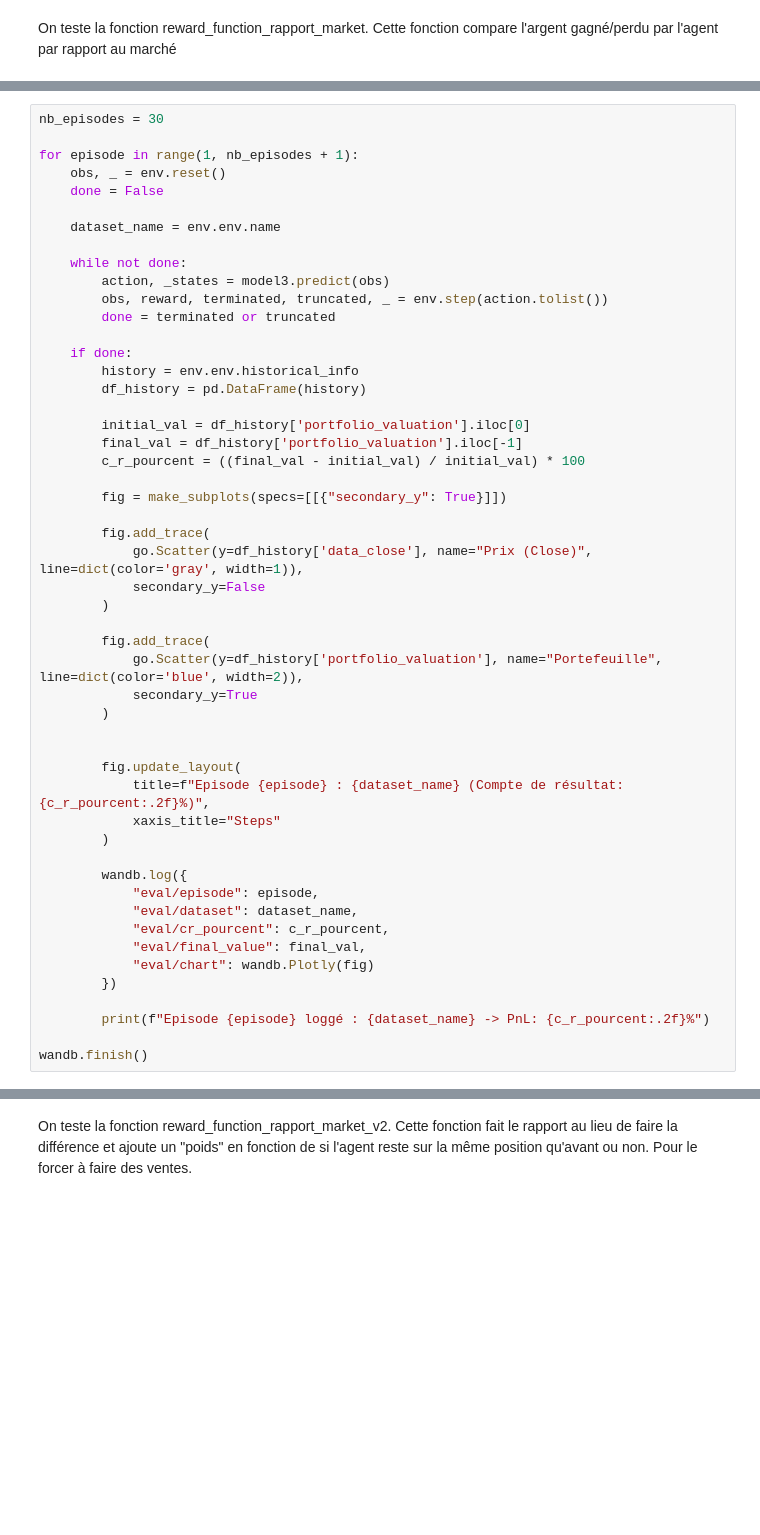
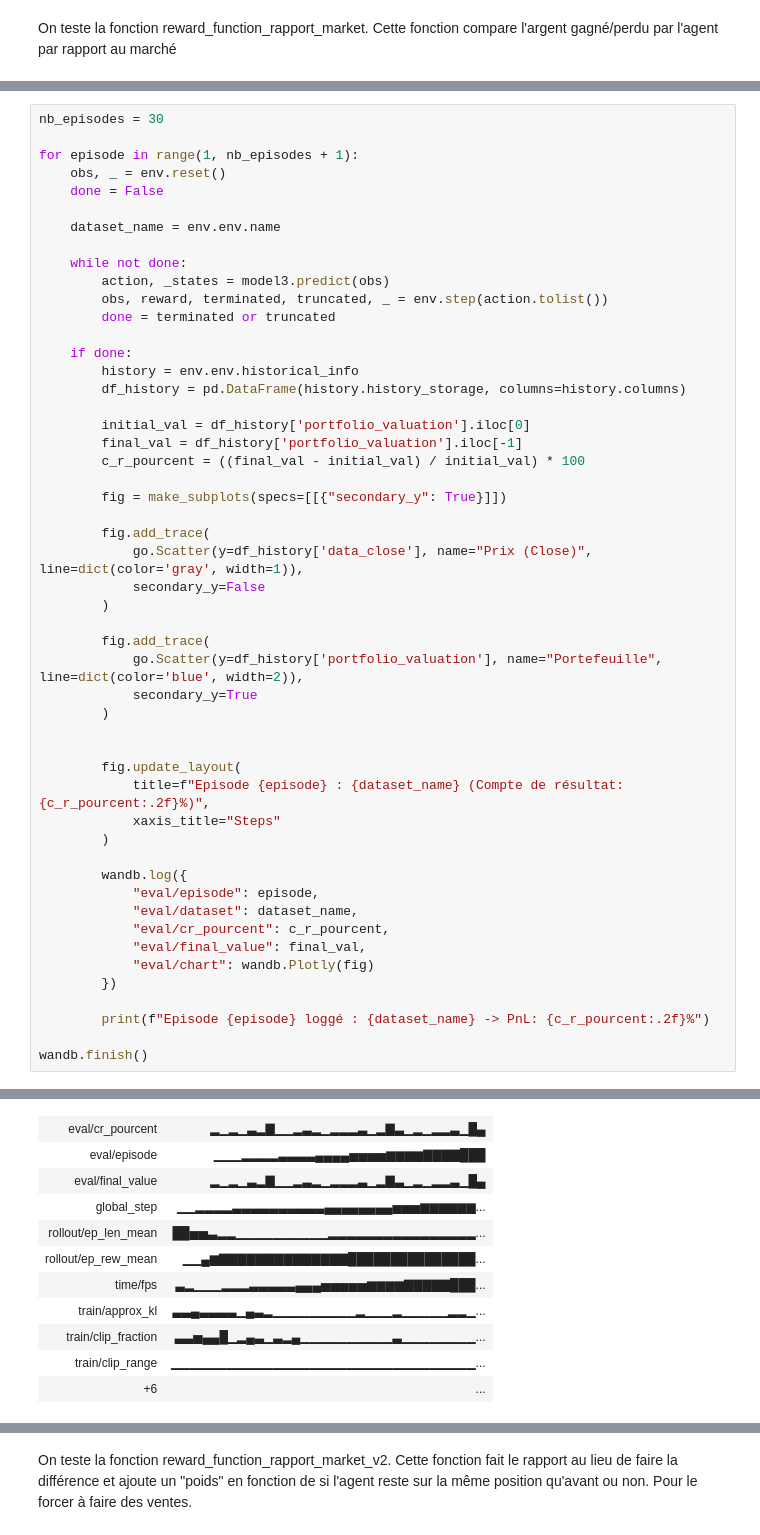
Before and after one commit to Labriz9/reinforcement-learning-project, a Jupyter notebook: PPO.ipynb, the cells around one changed output, grey strips where cells are left out. Cells and saved outputs as stored; diff of their text form; blank space fills up the shorter version.

```diff
--- a/PPO.ipynb
+++ b/PPO.ipynb
@@ -333,7 +652,7 @@ for episode in range(1, nb_episodes + 1):
 
     if done:
         history = env.env.historical_info
-        df_history = pd.DataFrame(history)
+        df_history = pd.DataFrame(history.history_storage, columns=history.columns)
 
         initial_val = df_history['portfolio_valuation'].iloc[0]
         final_val = df_history['portfolio_valuation'].iloc[-1]
@@ -368,3 +687,4 @@ for episode in range(1, nb_episodes + 1):
         print(f"Episode {episode} loggé : {dataset_name} -> PnL: {c_r_pourcent:.2f}%")
 
 wandb.finish()
+# %% [output]
@@ -370,0 +710,11 @@ wandb.finish()
+| eval/cr_pourcent | ▂▁▂▁▃▂▇▁▁▂▃▂▁▂▂▂▃▁▂▇▃▁▂▁▂▂▃▁█▄ |
+| eval/episode | ▁▁▁▂▂▂▂▃▃▃▃▄▄▄▄▅▅▅▅▆▆▆▆▇▇▇▇███ |
+| eval/final_value | ▂▁▂▁▃▂▇▁▁▂▃▂▁▂▂▂▃▁▂▇▃▁▂▁▂▂▃▁█▄ |
+| global_step | ▁▁▂▂▂▂▃▃▃▃▃▃▃▃▃▃▄▄▄▄▄▄▄▄▅▅▅▆▆▆▆▆▆... |
+| rollout/ep_len_mean | ██▅▅▃▂▂▁▁▁▁▁▁▁▁▁▁▂▂▂▂▂▂▂▂▂▂▂▂▂▂▂▂... |
+| rollout/ep_rew_mean | ▁▁▄▆▇▇▇▇▇▇▇▇▇▇▇▇▇▇███████████████... |
+| time/fps | ▃▂▁▁▁▂▂▂▃▃▃▃▃▄▄▄▅▅▅▅▅▆▆▆▆▇▇▇▇▇███... |
+| train/approx_kl | ▃▃▄▃▃▃▃▁▄▃▂▁▁▁▁▁▁▁▁▁▂▁▁▁▂▁▁▁▁▁▂▂▁... |
+| train/clip_fraction | ▃▃▅▄▄█▁▂▄▃▁▃▂▄▁▁▁▁▁▁▁▁▁▁▃▁▁▁▁▁▁▁▁... |
+| train/clip_range | ▁▁▁▁▁▁▁▁▁▁▁▁▁▁▁▁▁▁▁▁▁▁▁▁▁▁▁▁▁▁▁▁▁... |
+| +6 | ... |
```
Also changed, not shown: parts of 35 cells of this notebook, 13 other files.
